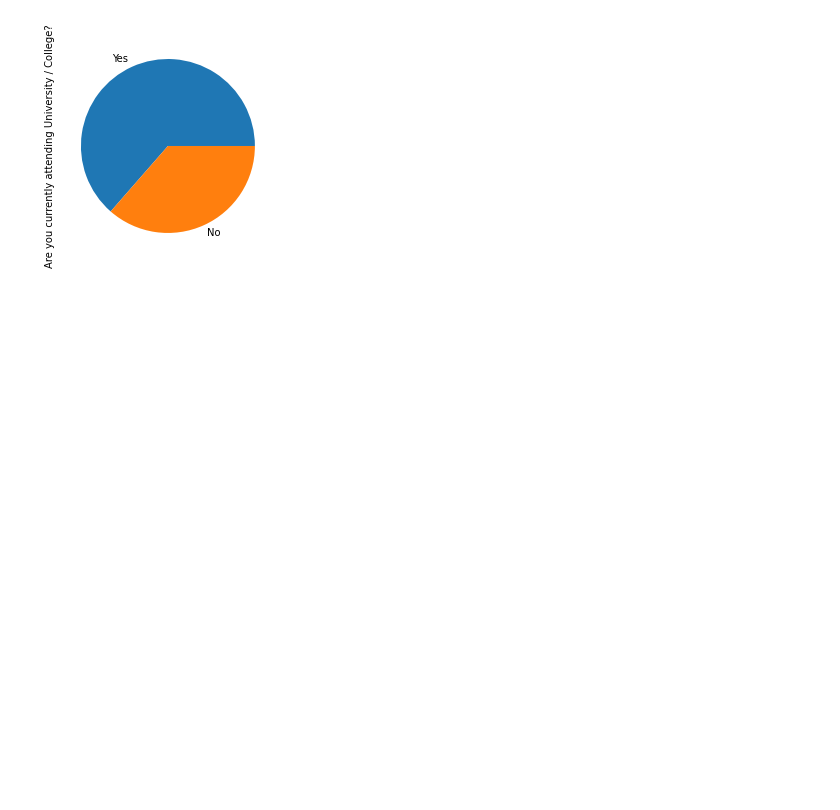
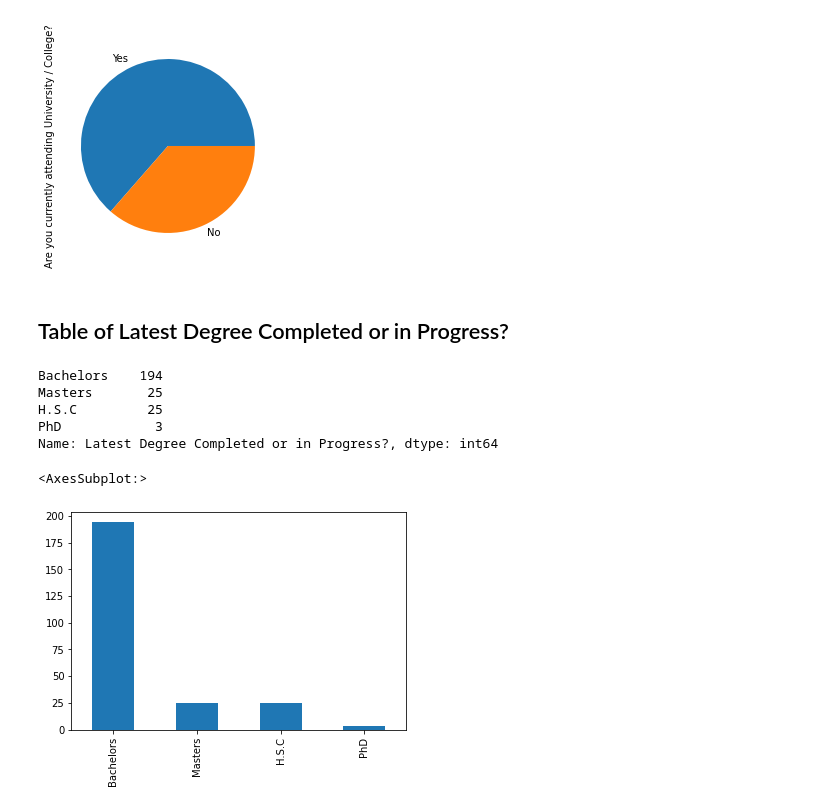
Before and after one commit to CubeStatistica/Professional-Training-for-Data-Science-RQuaidians, a Jupyter notebook: EDA_TA_JQ.ipynb, the cells around one changed output. Drawn from its saved outputs; the diff is of its cells as text; code cells hidden in the pictures; blank space fills up the shorter version.

```diff
--- a/EDA_TA_JQ.ipynb
+++ b/EDA_TA_JQ.ipynb
@@ -121,3 +121,18 @@ Course_Data["Are you currently attending University / College?"].value_counts().
 # %% [output]
 <AxesSubplot:ylabel='Are you currently attending University / College?'>
 [figure]
+# %% [markdown]
+## Table of Latest Degree Completed or in Progress?
+# %%
+Course_Data["Latest Degree Completed or in Progress?"].value_counts()
+# %% [output]
+Bachelors    194
+Masters       25
+H.S.C         25
+PhD            3
+Name: Latest Degree Completed or in Progress?, dtype: int64
+# %%
+Course_Data["Latest Degree Completed or in Progress?"].value_counts().plot(kind="bar")
+# %% [output]
+<AxesSubplot:>
+[figure, added]
```
Also changed, not shown: 2 other files.
